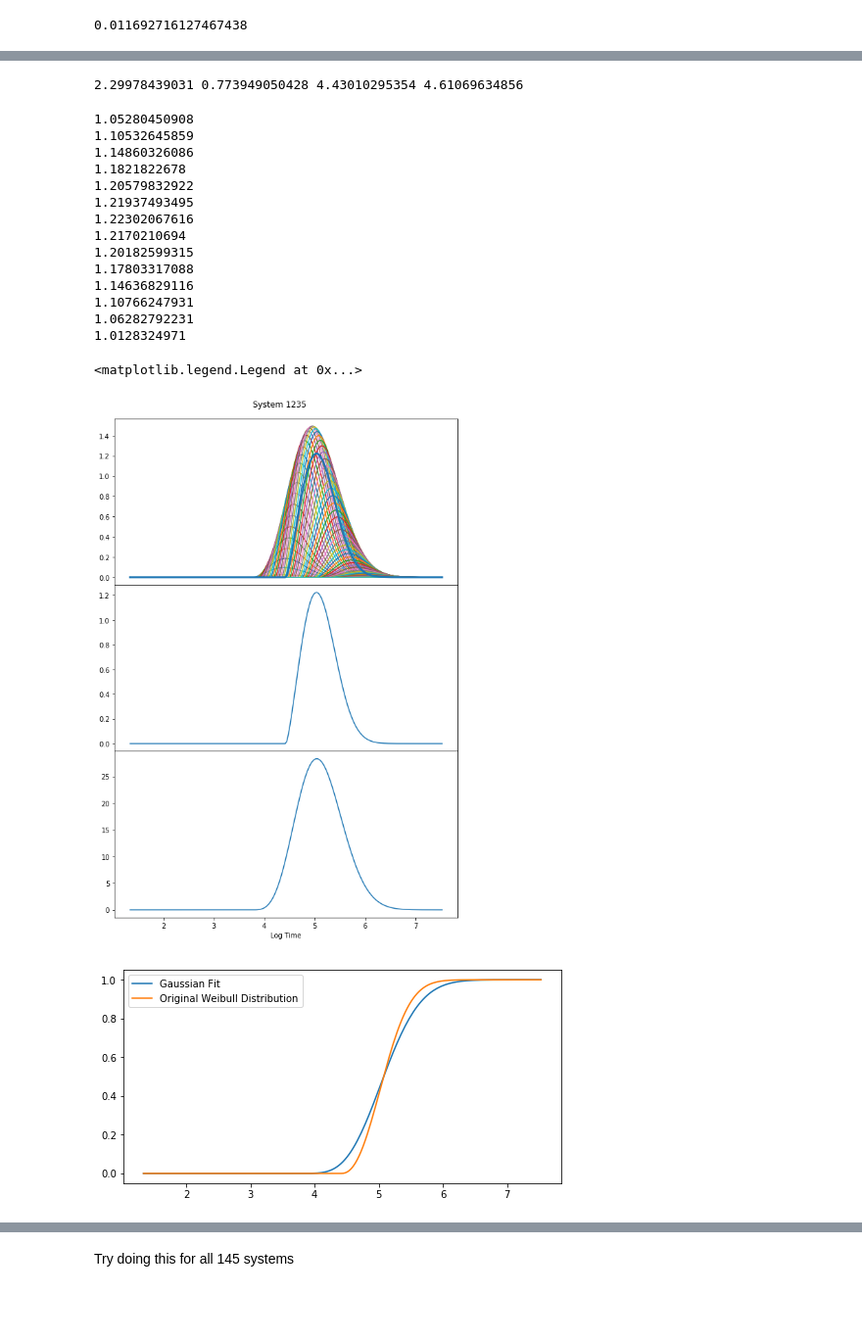
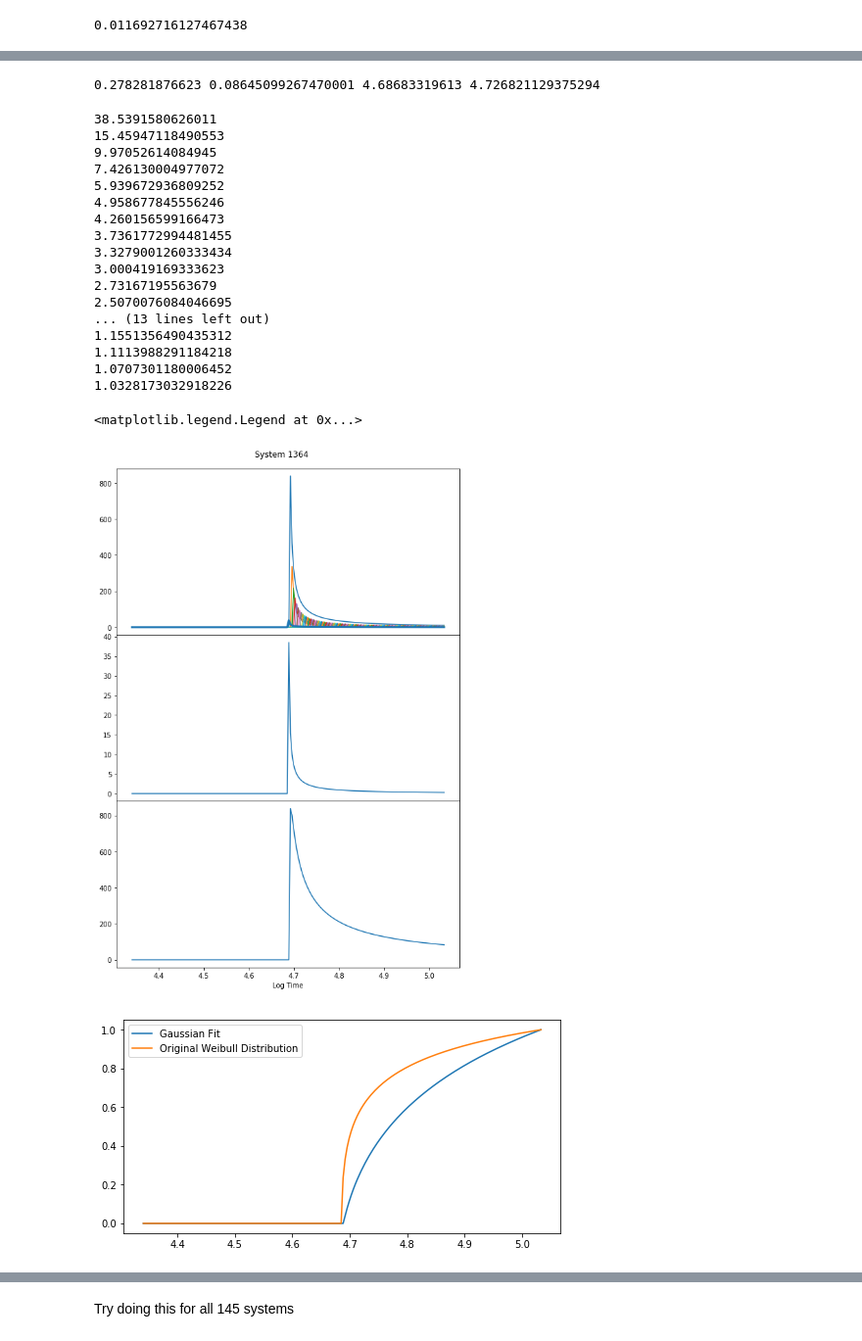
Before and after one commit to dtamayo/MLstability, a Jupyter notebook: Analysis/MCMC_Analysis/ConvolutedConvolutions.ipynb, the cells around one changed output, grey strips where cells are left out. Shown at 98% size. Saved outputs shown, nothing was run; the diff lists cells and outputs as text; code cells hidden in the pictures; blank space fills up the shorter version.

```diff
--- a/Analysis/MCMC_Analysis/ConvolutedConvolutions.ipynb
+++ b/Analysis/MCMC_Analysis/ConvolutedConvolutions.ipynb
@@ -120,6 +103,6 @@ print parameters[parameters["ID"] ==1235.0]
 # %%
 
-index_val = 26
+index_val = 45
 #print
 label = parameters["ID"][index_val]
 #print label
@@ -148,70 +131,59 @@ for i in range(int(vals.shape[0])):
     #try manually adding three different functions
     bins = np.linspace(loc - sigma_width*alpha , loc+sigma_width*alpha, width)
     val1 = vals[i]
-    exp_val = alpha*scipy.special.gamma(1+ 1./gamma)
-    #print exp_val+loc
-    #print val1, loc, gamma, alpha
-    prob = weib_pdf_val(val1, loc-exp_val, gamma, alpha)
+    exp_val = loc + alpha*scipy.special.gamma(1+ 1./gamma)
+    prob = weib_pdf_val(val1, loc, gamma, alpha)
     if prob>1:
         print prob
     #print prob
 
     y_normal = weib_pdf(bins, val1, gamma, alpha)
     #fair to say that new distribtions shouldn't be more likely than the real distribution
     y = prob*weib_pdf(bins, val1,gamma, alpha)
-    #if y[i]> y_normal[i]:
-    #    y = y / (y[i]/y_normal[i])
-    #y = yprob *weib_pdf(bins, val1,gamma, alpha)
-    ####y = prob*weib_pdf(bins, val1,gamma, alpha)
-    #print prob, val1
-
-    #print y
-    #if (i%5 ==4):
     ax.plot(bins, y)
 
     final_y = np.nansum(np.asarray([y, final_y]), axis = 0)  #np.nansum(a=[y, final_y], axis= 1)
-    #print y[:10]
-    #print final_y[:10]
-    #break
 
 
-#ax2 = fig.add_subplot("312")
 ax2.plot(bins, weib_pdf(bins, loc,gamma, alpha))
 #ax3 = fig.add_subplot("313")
 ax.plot(bins, weib_pdf(bins, loc,gamma, alpha), linewidth = 3)
 
 final_y
 #print final_y
 ax3.plot(bins, final_y)
 ax3.set_xlabel("Log Time")
 
 
 #plot cdf of original distribution
 plt.figure(figsize=(8, 4))
 cumul_y = np.cumsum(final_y)
 cumul_w = np.cumsum(weib_pdf(bins, loc,gamma, alpha))
 plt.plot(bins, cumul_y/cumul_y[-1], label = "Gaussian Fit")
 plt.plot(bins, cumul_w/cumul_w[-1], label = "Original Weibull Distribution")
 plt.legend()
 # %% [output]
-2.29978439031 0.773949050428 4.43010295354 4.61069634856
+0.278281876623 0.08645099267470001 4.68683319613 4.726821129375294
-1.05280450908
-1.10532645859
-1.14860326086
-1.1821822678
-1.20579832922
-1.21937493495
-1.22302067616
-1.2170210694
-1.20182599315
-1.17803317088
-1.14636829116
-1.10766247931
-1.06282792231
-1.0128324971
+38.5391580626011
+15.45947118490553
+9.97052614084945
+7.426130004977072
+5.939672936809252
+4.958677845556246
+4.260156599166473
+3.7361772994481455
+3.3279001260333434
+3.000419169333623
+2.73167195563679
+2.5070076084046695
+... (13 lines left out)
+1.1551356490435312
+1.1113988291184218
+1.0707301180006452
+1.0328173032918226
 <matplotlib.legend.Legend at 0x...>
-[figure, old version]
+[figure, new version]
-[figure, old version]
+[figure, new version]
 # %%
 def rms_error(y_true, y_test):
     #assume the two are the same size, do a rsm error
```
Also changed, not shown: parts of 16 cells of this notebook, 8 other files.
